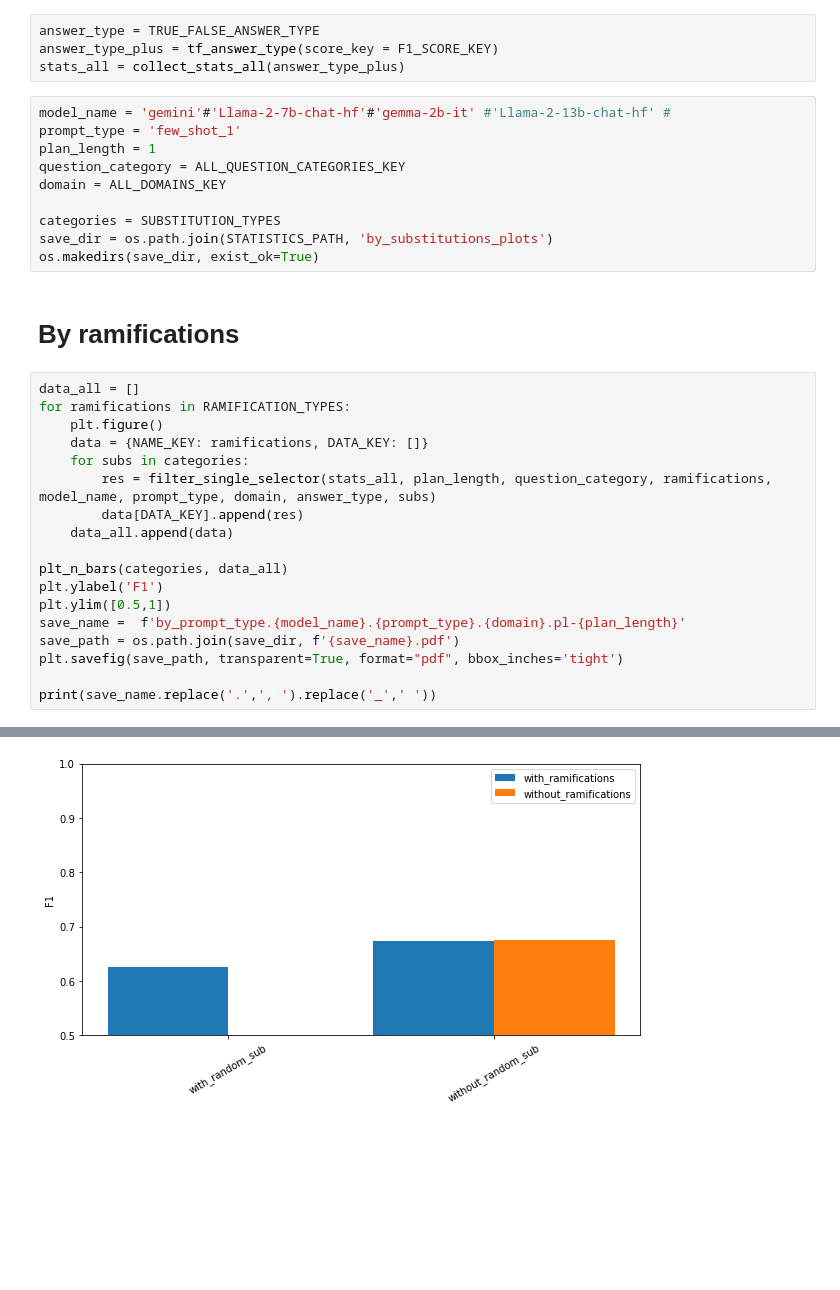
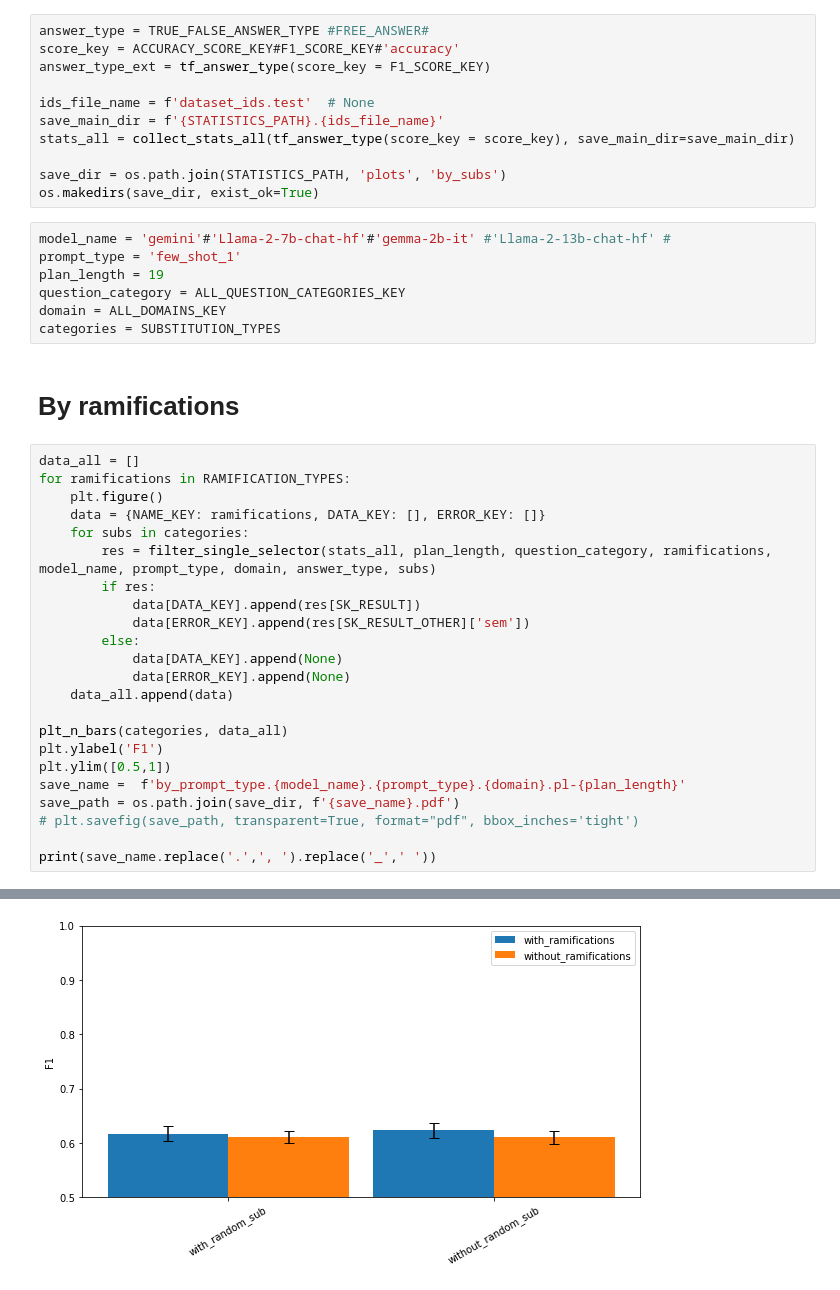
Before and after one commit to izuminka/reasoning_about_actions, a Jupyter notebook: src/analysis/plots/by_random_subs.ipynb, the cells around one changed output, grey strips where cells are left out. Drawn from its saved outputs; the diff is of its cells as text; blank space fills up the shorter version.

Commit message:
plot adjustments

```diff
--- a/src/analysis/plots/by_random_subs.ipynb
+++ b/src/analysis/plots/by_random_subs.ipynb
@@ -4,29 +4,38 @@ sys.path.insert(0,'../../')
 from src.analysis.model_performances import *
 from helpers import *
 # %%
-answer_type = TRUE_FALSE_ANSWER_TYPE
-answer_type_plus = tf_answer_type(score_key = F1_SCORE_KEY)
-stats_all = collect_stats_all(answer_type_plus)
+answer_type = TRUE_FALSE_ANSWER_TYPE #FREE_ANSWER#
+score_key = ACCURACY_SCORE_KEY#F1_SCORE_KEY#'accuracy'
+answer_type_ext = tf_answer_type(score_key = F1_SCORE_KEY)
+
+ids_file_name = f'dataset_ids.test'  # None
+save_main_dir = f'{STATISTICS_PATH}.{ids_file_name}'
+stats_all = collect_stats_all(tf_answer_type(score_key = score_key), save_main_dir=save_main_dir)
+
+save_dir = os.path.join(STATISTICS_PATH, 'plots', 'by_subs')
+os.makedirs(save_dir, exist_ok=True)
 # %%
 model_name = 'gemini'#'Llama-2-7b-chat-hf'#'gemma-2b-it' #'Llama-2-13b-chat-hf' #
 prompt_type = 'few_shot_1'
-plan_length = 1
+plan_length = 19
 question_category = ALL_QUESTION_CATEGORIES_KEY
 domain = ALL_DOMAINS_KEY
-
 categories = SUBSTITUTION_TYPES
-save_dir = os.path.join(STATISTICS_PATH, 'by_substitutions_plots')
-os.makedirs(save_dir, exist_ok=True)
 # %% [markdown]
 # By ramifications
 # %%
 data_all = []
 for ramifications in RAMIFICATION_TYPES:
     plt.figure()
-    data = {NAME_KEY: ramifications, DATA_KEY: []}
+    data = {NAME_KEY: ramifications, DATA_KEY: [], ERROR_KEY: []}
     for subs in categories:
         res = filter_single_selector(stats_all, plan_length, question_category, ramifications, model_name, prompt_type, domain, answer_type, subs)
-        data[DATA_KEY].append(res)
+        if res:
+            data[DATA_KEY].append(res[SK_RESULT])
+            data[ERROR_KEY].append(res[SK_RESULT_OTHER]['sem'])
+        else:
+            data[DATA_KEY].append(None)
+            data[ERROR_KEY].append(None)
     data_all.append(data)
 
 plt_n_bars(categories, data_all)
@@ -34,7 +43,7 @@ plt.ylabel('F1')
 plt.ylim([0.5,1])
 save_name =  f'by_prompt_type.{model_name}.{prompt_type}.{domain}.pl-{plan_length}'
 save_path = os.path.join(save_dir, f'{save_name}.pdf')
-plt.savefig(save_path, transparent=True, format="pdf", bbox_inches='tight')
+# plt.savefig(save_path, transparent=True, format="pdf", bbox_inches='tight')
 
 print(save_name.replace('.',', ').replace('_',' '))
 # %% [output]
@@ -42,3 +51,3 @@ by prompt type, gemini, few shot 1, ALL DOMAINS, pl-1
 <Figure size 432x288 with 0 Axes>
 <Figure size 432x288 with 0 Axes>
-[figure, old version]
+[figure, new version]
```
Also changed, not shown: parts of 2 cells of this notebook, 3 other files.
